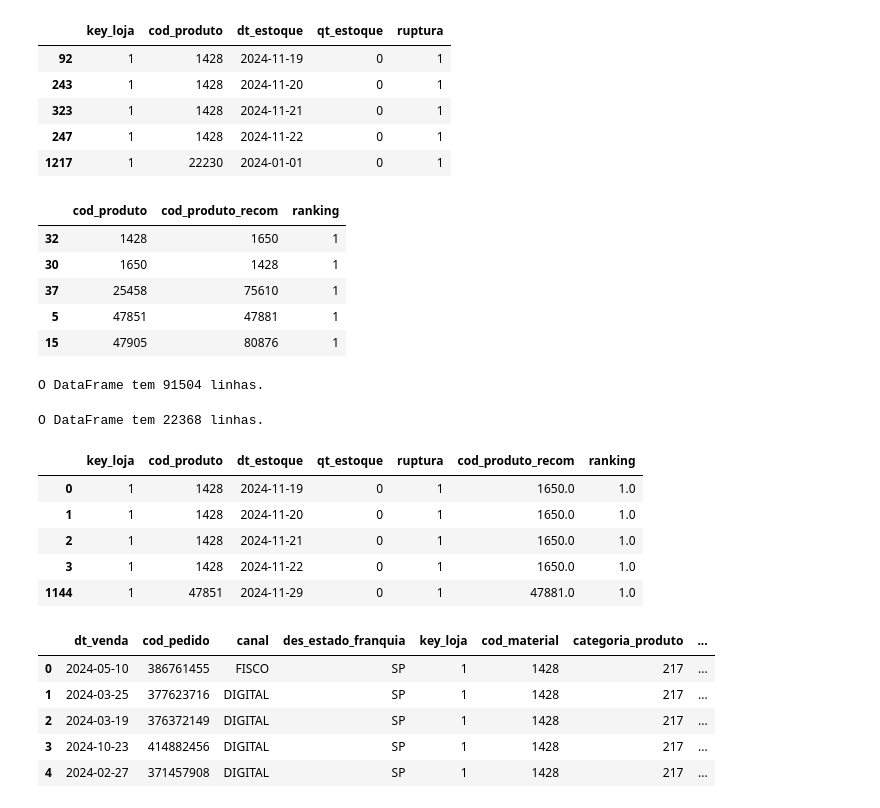
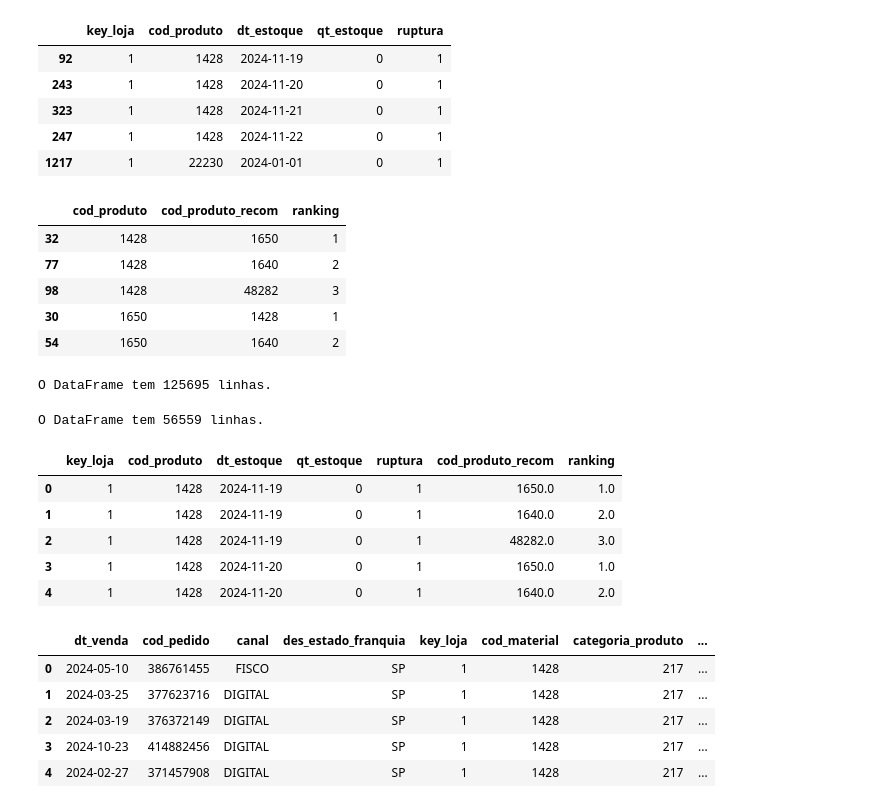
Before and after one commit to MaxwellPaparelli/Case, a Jupyter notebook: notebooks/notebook_case.ipynb, the cells around one changed output. Cells and saved outputs as stored; diff of their text form; code cells hidden in the pictures.

```diff
--- a/notebooks/notebook_case.ipynb
+++ b/notebooks/notebook_case.ipynb
@@ -182,35 +183,35 @@ df_estoques_ruptura.head()
 | 1217 | 1 | 22230 | 2024-01-01 | 0 | 1 |
 # %%
 df_similares = df_similares.sort_values(['cod_material','ranking'])
-df_similares = df_similares[df_similares['ranking']==1]
+# df_similares = df_similares[df_similares['ranking']==1]
 df_similares = df_similares.rename(columns={'cod_material': 'cod_produto', 'cod_material_recom': 'cod_produto_recom'})
 df_similares.head()
 # %% [output]
 |  | cod_produto | cod_produto_recom | ranking |
 | 32 | 1428 | 1650 | 1 |
+| 77 | 1428 | 1640 | 2 |
+| 98 | 1428 | 48282 | 3 |
 | 30 | 1650 | 1428 | 1 |
-| 37 | 25458 | 75610 | 1 |
-| 5 | 47851 | 47881 | 1 |
-| 15 | 47905 | 80876 | 1 |
+| 54 | 1650 | 1640 | 2 |
 # %%
 df_estoques_ruptura = df_estoques_ruptura.merge(df_similares, on='cod_produto', how='left')
 numero_de_linhas = len(df_estoques_ruptura)
 print(f'O DataFrame tem {numero_de_linhas} linhas.')
 # %% [output]
-O DataFrame tem 91504 linhas.
+O DataFrame tem 125695 linhas.
 # %%
 df_estoques_ruptura = df_estoques_ruptura[df_estoques_ruptura['cod_produto_recom'].notna()]
 numero_de_linhas = len(df_estoques_ruptura)
 print(f'O DataFrame tem {numero_de_linhas} linhas.')
 # %% [output]
-O DataFrame tem 22368 linhas.
+O DataFrame tem 56559 linhas.
 # %%
 df_estoques_ruptura.head()
 # %% [output]
 |  | key_loja | cod_produto | dt_estoque | qt_estoque | ruptura | cod_produto_recom | ranking |
 | 0 | 1 | 1428 | 2024-11-19 | 0 | 1 | 1650.0 | 1.0 |
-| 1 | 1 | 1428 | 2024-11-20 | 0 | 1 | 1650.0 | 1.0 |
-| 2 | 1 | 1428 | 2024-11-21 | 0 | 1 | 1650.0 | 1.0 |
-| 3 | 1 | 1428 | 2024-11-22 | 0 | 1 | 1650.0 | 1.0 |
-| 1144 | 1 | 47851 | 2024-11-29 | 0 | 1 | 47881.0 | 1.0 |
+| 1 | 1 | 1428 | 2024-11-19 | 0 | 1 | 1640.0 | 2.0 |
+| 2 | 1 | 1428 | 2024-11-19 | 0 | 1 | 48282.0 | 3.0 |
+| 3 | 1 | 1428 | 2024-11-20 | 0 | 1 | 1650.0 | 1.0 |
+| 4 | 1 | 1428 | 2024-11-20 | 0 | 1 | 1640.0 | 2.0 |
 # %%
```
Also changed, not shown: parts of 22 cells of this notebook.
